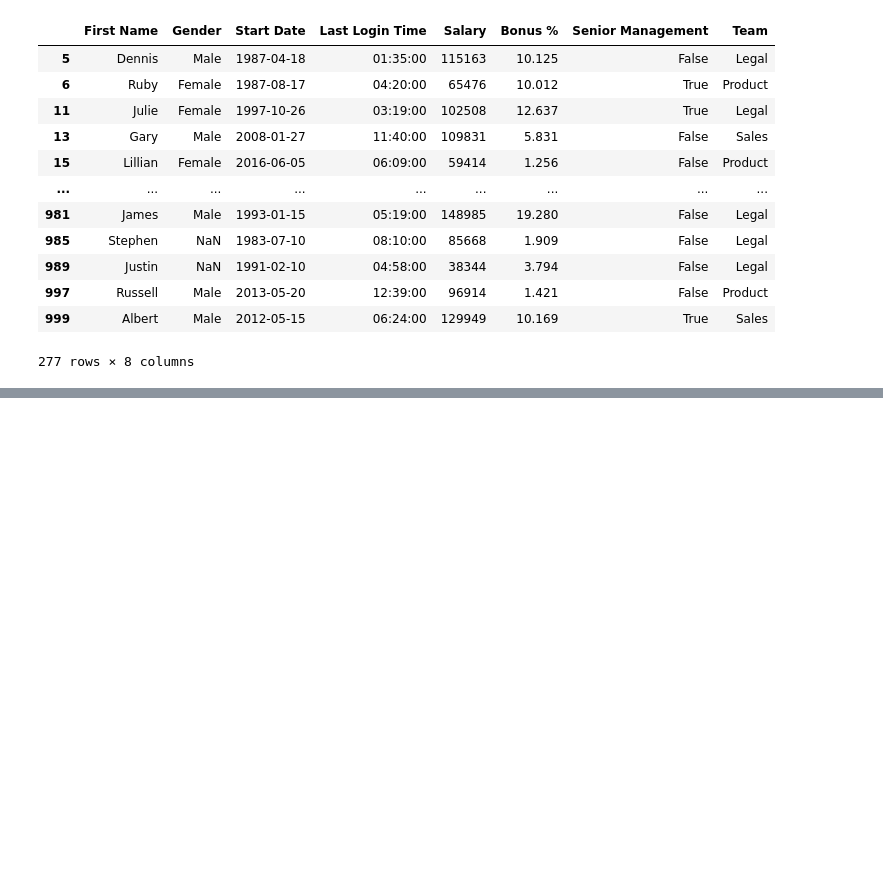
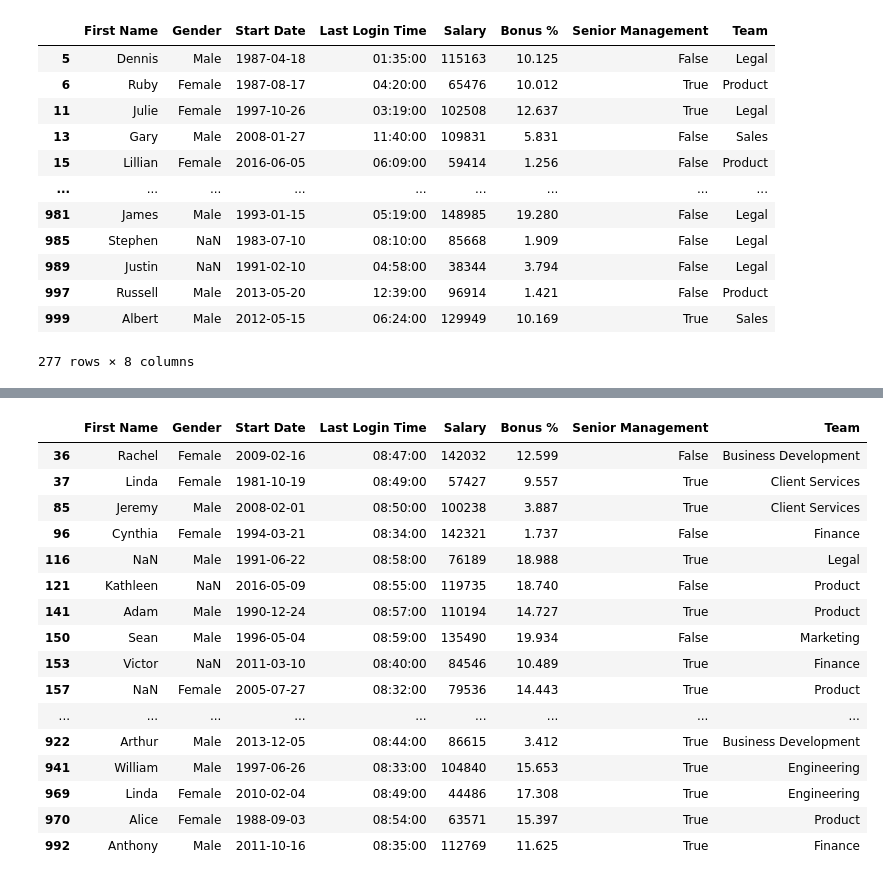
Before and after one commit to yukikitayama/machine-learning, a Jupyter notebook: pandas/dataframe_ii.ipynb, the cells around one changed output, grey strips where cells are left out. Saved outputs shown, nothing was run; the diff lists cells and outputs as text; code cells hidden in the pictures; blank space fills up the shorter version.

```diff
--- a/pandas/dataframe_ii.ipynb
+++ b/pandas/dataframe_ii.ipynb
@@ -169,0 +200,29 @@ employees[employees["Team"].isin(["Legal", "Sales", "Product"])]
+# %%
+employees = pd.read_csv("employees.csv", parse_dates=["Start Date"], date_format="%m/%d/%Y")
+employees["Last Login Time"] = pd.to_datetime(employees["Last Login Time"], format="%H:%M %p").dt.time
+employees["Senior Management"] = employees["Senior Management"].astype(bool)
+employees["Gender"] = employees["Gender"].astype("category")
+employees.head()
+
+employees[employees["Salary"].between(left=60000, right=70000)]
+employees[employees["Bonus %"].between(2.0, 5.0)]
+employees[employees["Start Date"].between("1991-01-01", "1992-01-01")]
+employees[employees["Last Login Time"].between(dt.time(8, 30), dt.time(9, 0))]
+# %% [output]
+|  | First Name | Gender | Start Date | Last Login Time | Salary | Bonus % | Senior Management | Team |
+| 36 | Rachel | Female | 2009-02-16 | 08:47:00 | 142032 | 12.599 | False | Business Development |
+| 37 | Linda | Female | 1981-10-19 | 08:49:00 | 57427 | 9.557 | True | Client Services |
+| 85 | Jeremy | Male | 2008-02-01 | 08:50:00 | 100238 | 3.887 | True | Client Services |
+| 96 | Cynthia | Female | 1994-03-21 | 08:34:00 | 142321 | 1.737 | False | Finance |
+| 116 | NaN | Male | 1991-06-22 | 08:58:00 | 76189 | 18.988 | True | Legal |
+| 121 | Kathleen | NaN | 2016-05-09 | 08:55:00 | 119735 | 18.740 | False | Product |
+| 141 | Adam | Male | 1990-12-24 | 08:57:00 | 110194 | 14.727 | True | Product |
+| 150 | Sean | Male | 1996-05-04 | 08:59:00 | 135490 | 19.934 | False | Marketing |
+| 153 | Victor | NaN | 2011-03-10 | 08:40:00 | 84546 | 10.489 | True | Finance |
+| 157 | NaN | Female | 2005-07-27 | 08:32:00 | 79536 | 14.443 | True | Product |
+| ... | ... | ... | ... | ... | ... | ... | ... | ... |
+| 922 | Arthur | Male | 2013-12-05 | 08:44:00 | 86615 | 3.412 | True | Business Development |
+| 941 | William | Male | 1997-06-26 | 08:33:00 | 104840 | 15.653 | True | Engineering |
+| 969 | Linda | Female | 2010-02-04 | 08:49:00 | 44486 | 17.308 | True | Engineering |
+| 970 | Alice | Female | 1988-09-03 | 08:54:00 | 63571 | 15.397 | True | Product |
+| 992 | Anthony | Male | 2011-10-16 | 08:35:00 | 112769 | 11.625 | True | Finance |
```
Also changed, not shown: parts of 1 cell of this notebook, 1 other file.
